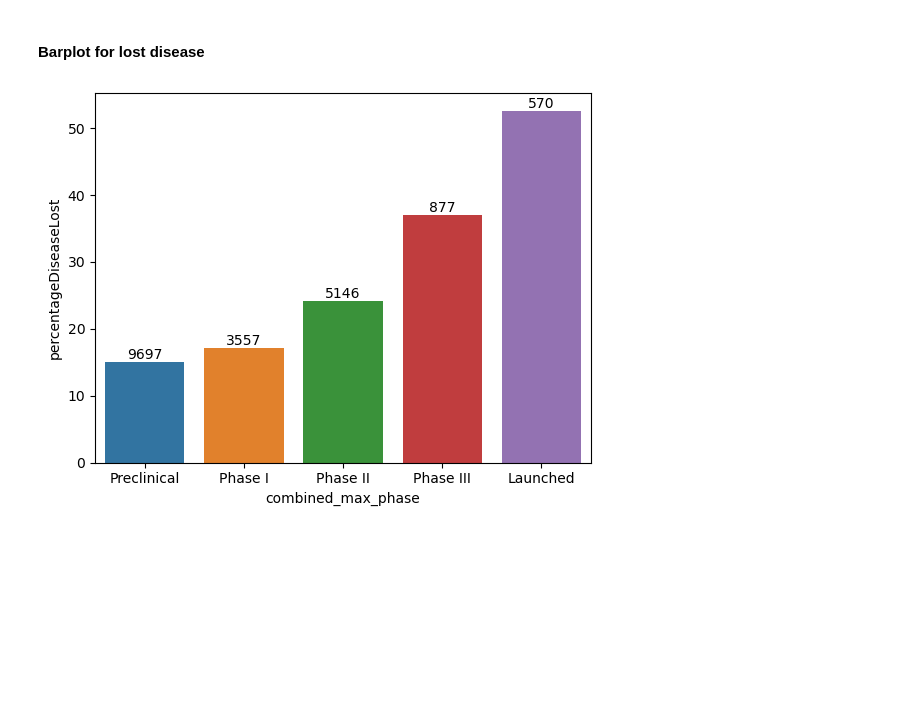
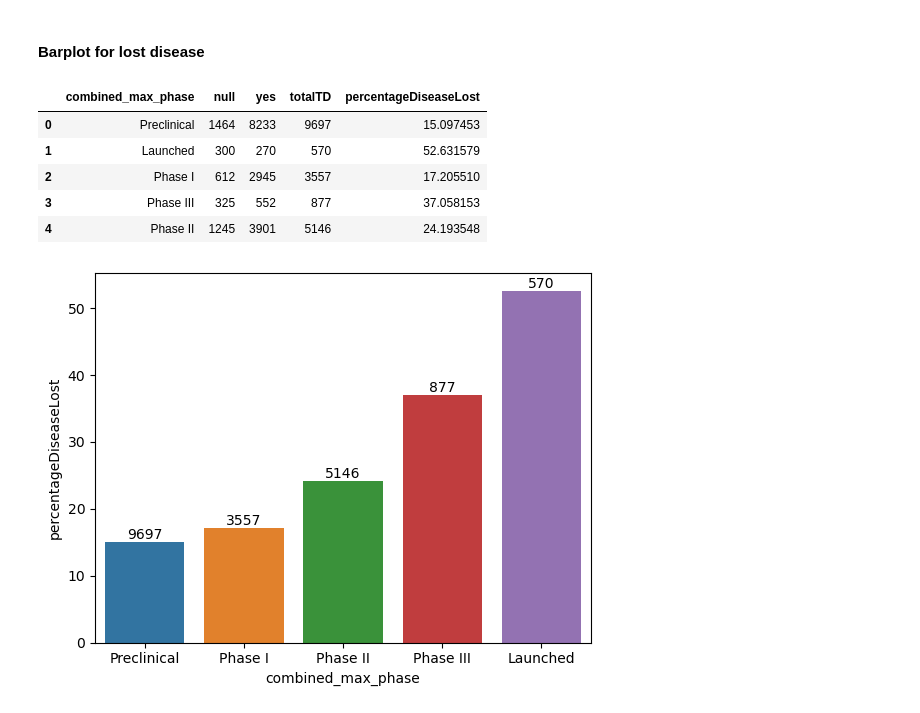
Before and after one commit to Juanmaria-rr/clinicalDrugsCuration, a Jupyter notebook: src/analysis/matches.ipynb, the cells around one changed output. Cells and saved outputs as stored; diff of their text form; code cells hidden in the pictures; blank space fills up the shorter version.

```diff
--- a/src/analysis/matches.ipynb
+++ b/src/analysis/matches.ipynb
@@ -870,7 +908,9 @@ nelsonToChembl.filter(
 #### Barplot for lost disease
 # %%
 barplotDiseases = (
-    nelsonToChembl.filter(F.col("diseaseId").isNull()) ### take the rows that dit not match at alll
+    nelsonToChembl.filter(
+        F.col("diseaseId").isNull()
+    )  ### take the rows that dit not match at alll
     .join(
         indiLabelapproved.join(
             diseasesWithAnnotations.selectExpr(
@@ -896,6 +936,15 @@ barplotDiseases = (
 )
 # %%
 import seaborn as sns
+# %%
+barplotDiseases
+# %% [output]
+|  | combined_max_phase | null | yes | totalTD | percentageDiseaseLost |
+| 0 | Preclinical | 1464 | 8233 | 9697 | 15.097453 |
+| 1 | Launched | 300 | 270 | 570 | 52.631579 |
+| 2 | Phase I | 612 | 2945 | 3557 | 17.205510 |
+| 3 | Phase III | 325 | 552 | 877 | 37.058153 |
+| 4 | Phase II | 1245 | 3901 | 5146 | 24.193548 |
 # %%
 ax = sns.barplot(
     x="combined_max_phase",
```
Also changed, not shown: parts of 5 cells of this notebook.
